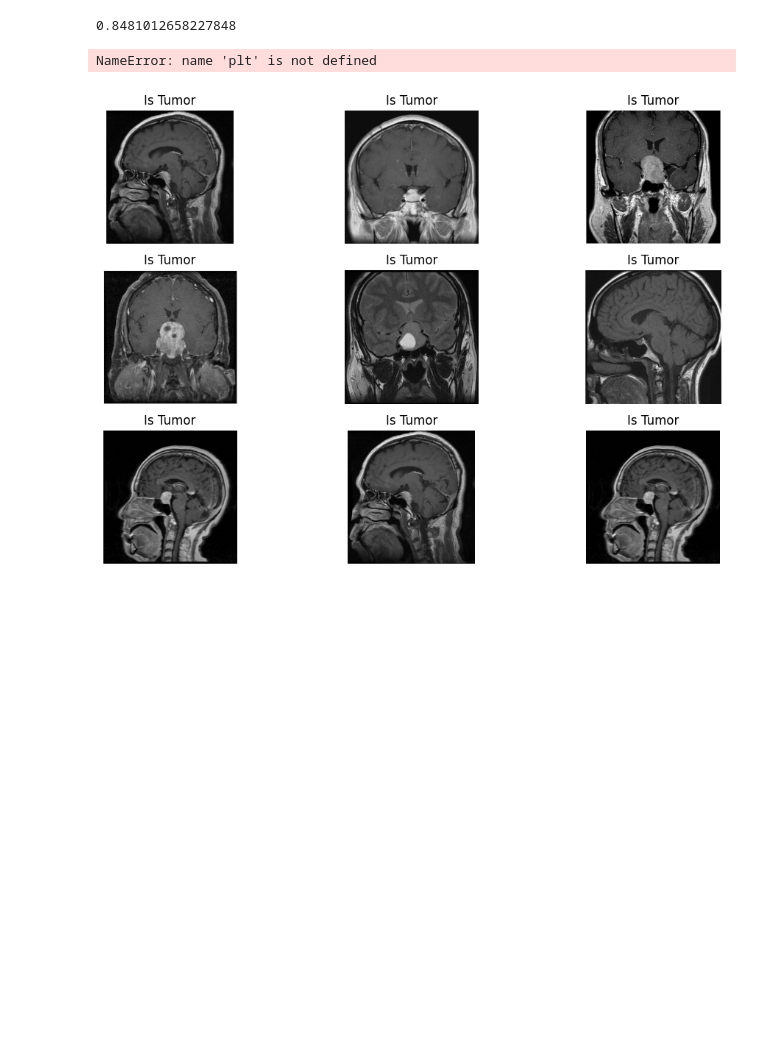
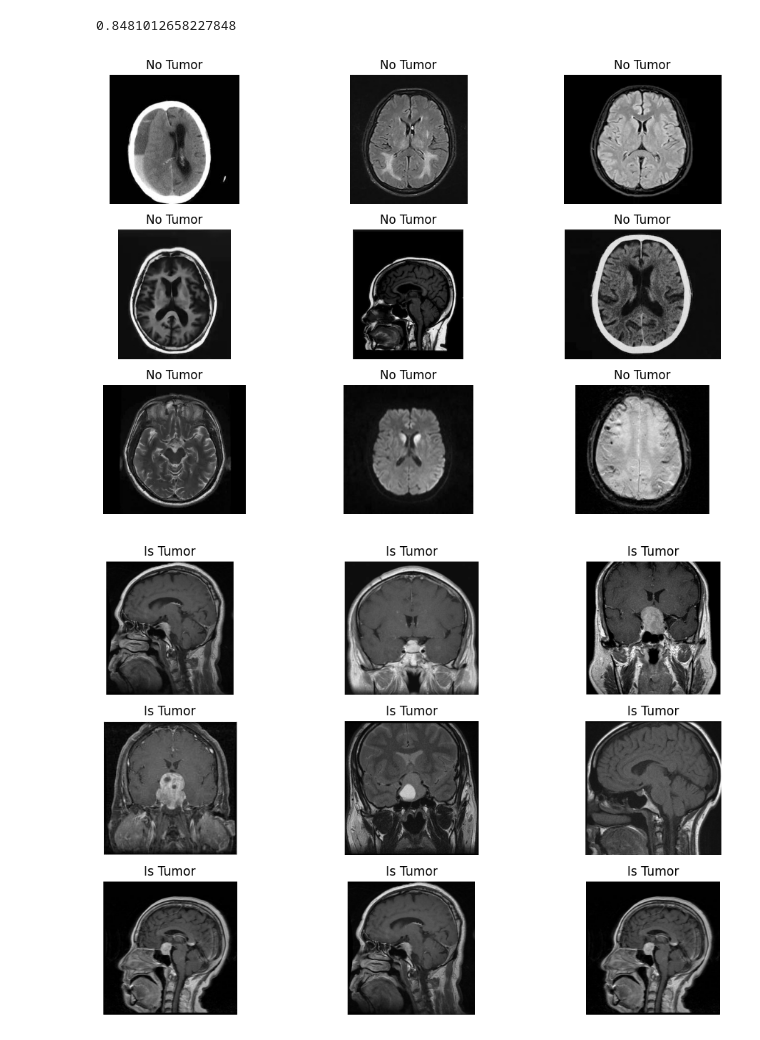
Before and after one commit to EnterpriseSoftwareCity/brain-tumor-detection, a Jupyter notebook: predictor_logistic_regression.ipynb, the cells around one changed output. Drawn from its saved outputs; the diff is of its cells as text; code cells hidden in the pictures; blank space fills up the shorter version.

```diff
--- a/predictor_logistic_regression.ipynb
+++ b/predictor_logistic_regression.ipynb
@@ -81,9 +88,9 @@ def test_based_on_images(fileTestingClass, size = 9):
         else:
             subplot_index += 1
 # %%
-test_based_on_images('no_tumor/', 20)
+test_based_on_images('no_tumor/')
 # %% [output]
-NameError: name 'plt' is not defined
+[figure, added]
 # %%
 test_based_on_images('pituitary_tumor/')
 # %% [output]
```
Also changed, not shown: parts of 1 cell of this notebook.
